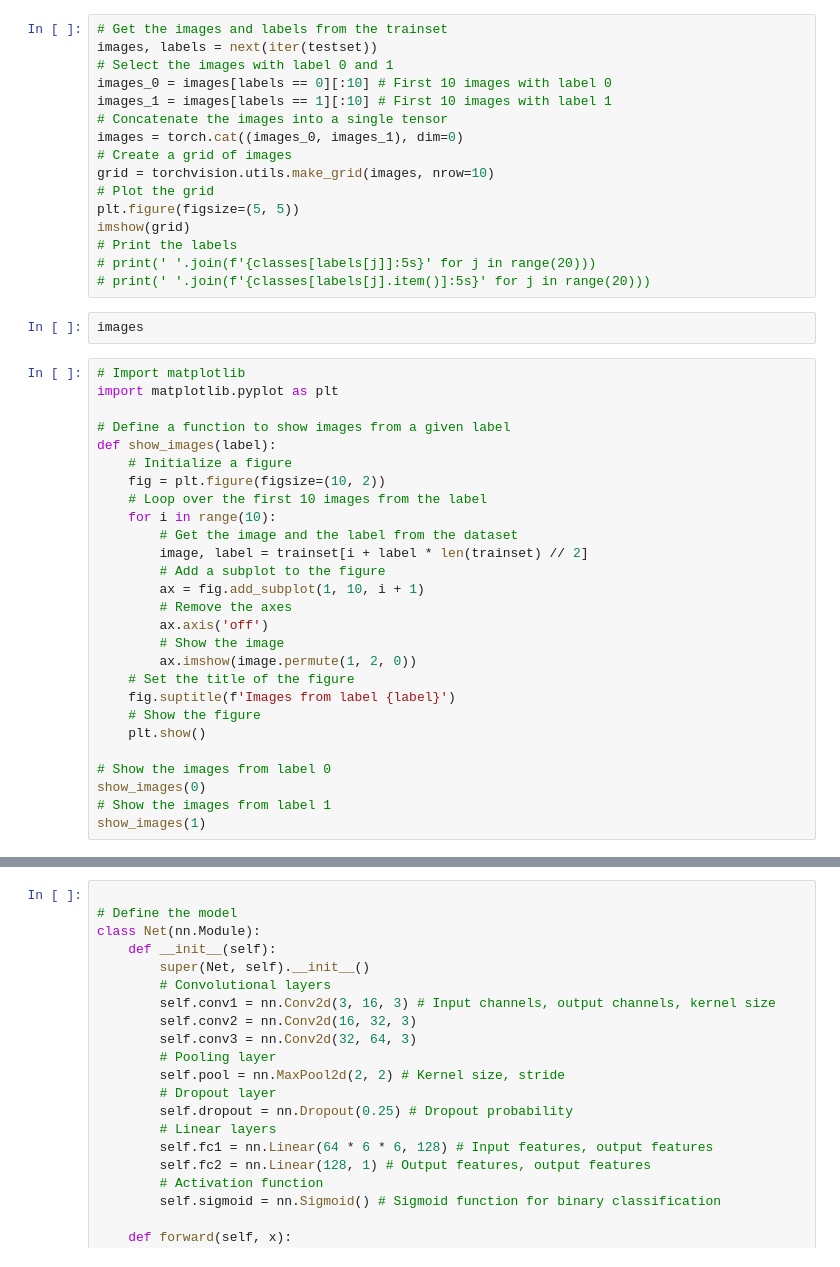
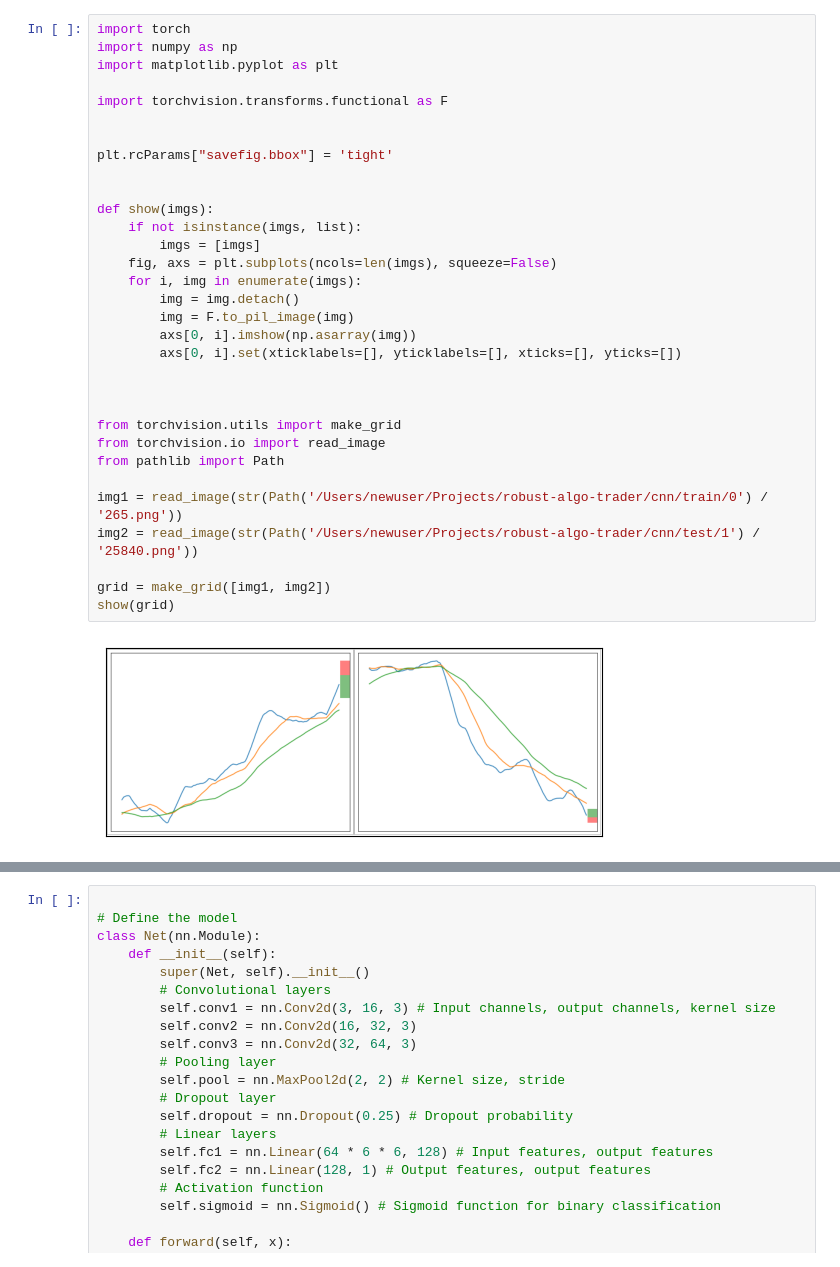
Before and after one commit to EngineerDanny/robust_algo_trader, a Jupyter notebook: cnn/bing.ipynb, the cells around one changed output, grey strips where cells are left out. Drawn from its saved outputs; the diff is of its cells as text.

Commit message:
update show, make_grid logic

```diff
--- a/cnn/bing.ipynb
+++ b/cnn/bing.ipynb
@@ -30,45 +32,34 @@ classes = ('won', 'loss')
-# %%
-# Get the images and labels from the trainset
-images, labels = next(iter(testset))
-# Select the images with label 0 and 1
-images_0 = images[labels == 0][:10] # First 10 images with label 0
-images_1 = images[labels == 1][:10] # First 10 images with label 1
-# Concatenate the images into a single tensor
-images = torch.cat((images_0, images_1), dim=0)
-# Create a grid of images
-grid = torchvision.utils.make_grid(images, nrow=10)
-# Plot the grid
-plt.figure(figsize=(5, 5))
-imshow(grid)
-# Print the labels
-# print(' '.join(f'{classes[labels[j]]:5s}' for j in range(20)))
-# print(' '.join(f'{classes[labels[j].item()]:5s}' for j in range(20)))
-# %%
-images
-# %%
-# Import matplotlib
-import matplotlib.pyplot as plt
-
-# Define a function to show images from a given label
-def show_images(label):
-    # Initialize a figure
-    fig = plt.figure(figsize=(10, 2))
-    # Loop over the first 10 images from the label
-    for i in range(10):
-        # Get the image and the label from the dataset
-        image, label = trainset[i + label * len(trainset) // 2]
-        # Add a subplot to the figure
-        ax = fig.add_subplot(1, 10, i + 1)
-        # Remove the axes
-        ax.axis('off')
-        # Show the image
-        ax.imshow(image.permute(1, 2, 0))
-    # Set the title of the figure
-    fig.suptitle(f'Images from label {label}')
-    # Show the figure
-    plt.show()
-
-# Show the images from label 0
-show_images(0)
-# Show the images from label 1
-show_images(1)
+# %%
+import torch
+import numpy as np
+import matplotlib.pyplot as plt
+
+import torchvision.transforms.functional as F
+
+
+plt.rcParams["savefig.bbox"] = 'tight'
+
+
+def show(imgs):
+    if not isinstance(imgs, list):
+        imgs = [imgs]
+    fig, axs = plt.subplots(ncols=len(imgs), squeeze=False)
+    for i, img in enumerate(imgs):
+        img = img.detach()
+        img = F.to_pil_image(img)
+        axs[0, i].imshow(np.asarray(img))
+        axs[0, i].set(xticklabels=[], yticklabels=[], xticks=[], yticks=[])
+
+
+
+from torchvision.utils import make_grid
+from torchvision.io import read_image
+from pathlib import Path
+
+img1 = read_image(str(Path('/Users/newuser/Projects/robust-algo-trader/cnn/train/0') / '265.png'))
+img2 = read_image(str(Path('/Users/newuser/Projects/robust-algo-trader/cnn/test/1') / '25840.png'))
+
+grid = make_grid([img1, img2])
+show(grid)
+# %% [output]
+[figure, added]
```
Also changed, not shown: parts of 2 cells of this notebook.
